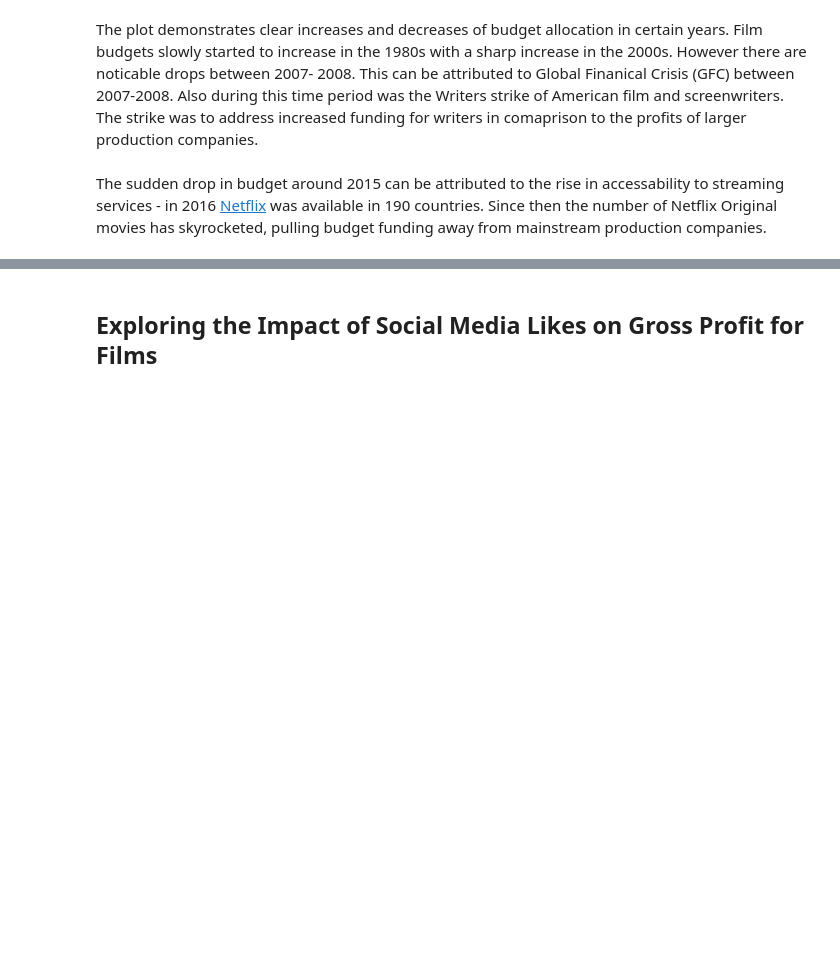
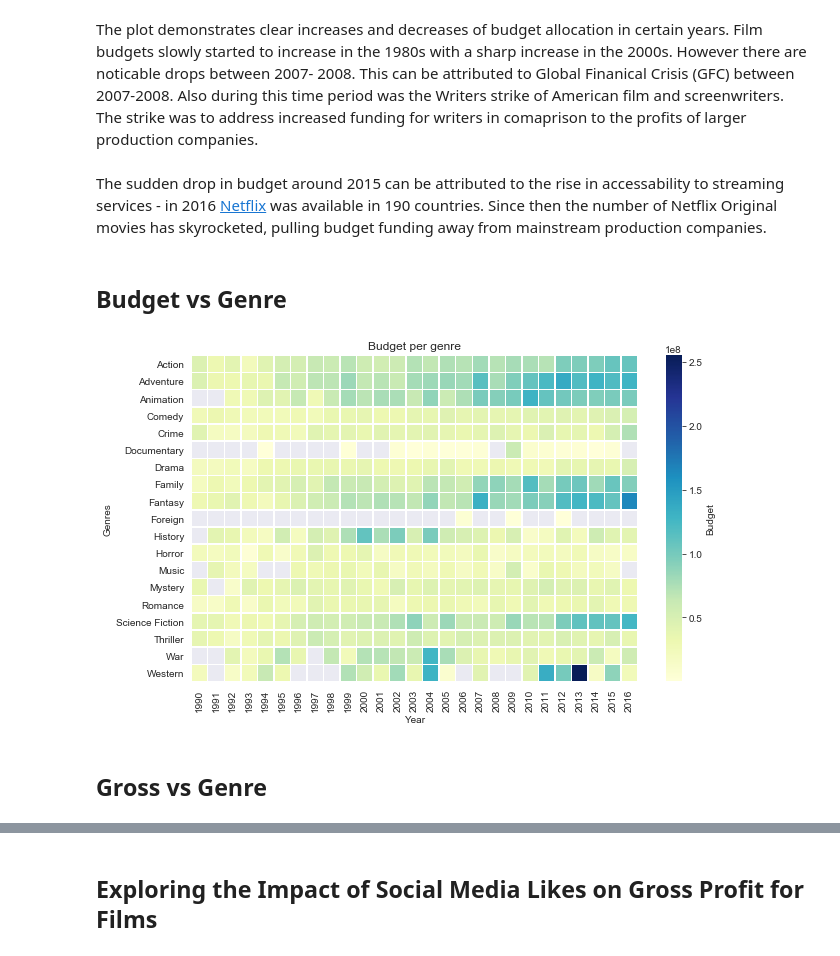
Before and after one commit to arianaroz/data-science-project-2019, a Jupyter notebook: project_working.ipynb, the cells around one changed output, grey strips where cells are left out. Drawn from its saved outputs; the diff is of its cells as text; code cells hidden in the pictures; blank space fills up the shorter version.

Commit message:
budget, gross & genre heatplots and conclusion

```diff
--- a/project_working.ipynb
+++ b/project_working.ipynb
@@ -825,3 +823,9 @@ plt.show()
 The plot demonstrates clear increases and decreases of budget allocation in certain years. Film budgets slowly started to increase in the 1980s with a sharp increase in the 2000s. However there are noticable drops between 2007- 2008. This can be attributed to Global Finanical Crisis (GFC) between 2007-2008. Also during this time period was the Writers strike of American film and screenwriters. The strike was to address increased funding for writers in comaprison to the profits of larger production companies.<br>
 <br>
 The sudden drop in budget around 2015 can be attributed to the rise in accessability to streaming services - in 2016 [Netflix](https://en.wikipedia.org/wiki/Netflix) was available in 190 countries. Since then the number of Netflix Original movies has skyrocketed, pulling budget funding away from mainstream production companies.
+# %% [markdown]
+## Budget vs Genre
+# %%
+genre_budget = clean_string[['title_year', 'genres','gross','budget_x',]]
+# %%
+genre_budget = genre_budget[(genre_budget.title_year >= 1990) &(genre_budget.title_year <= 2020)]
@@ -827,0 +835,15 @@ The sudden drop in budget around 2015 can be attributed to the rise in accessabi
+# %%
+genre_budget_pivot = pd.pivot_table(genre_budget, index=['genres'], columns=['title_year'], values='budget_x')
+# %%
+fig = plt.figure(figsize = (10,6))
+sns.set_style('darkgrid')
+ax = fig.add_subplot(111)
+sns.heatmap(genre_budget_pivot,ax=ax, cbar_kws={'label': 'Budget'},  cmap='YlGnBu',linewidths=.5)
+ax.set_ylabel('Genres')
+ax.set_xlabel('Year')
+ax.set_title('Budget per genre')
+plt.show()
+# %% [output]
+[figure, added]
+# %% [markdown]
+## Gross vs Genre
```
Also changed, not shown: parts of 9 cells of this notebook.
